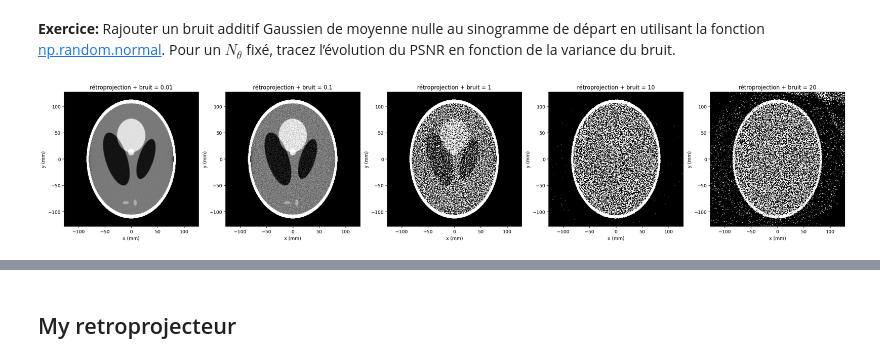
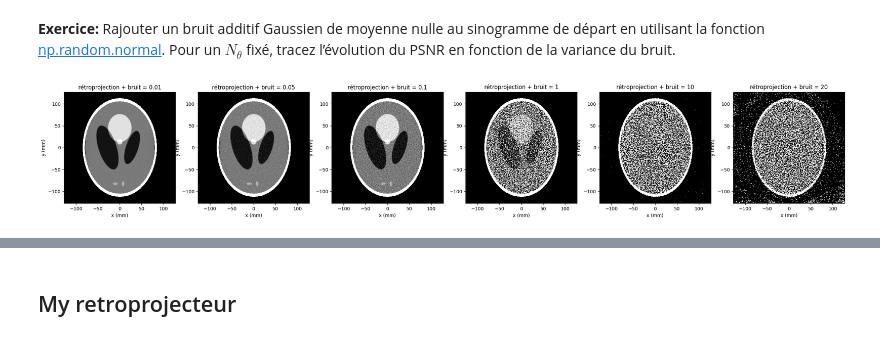
Before and after one commit to lucanchling/Imagerie_Medicale, a Jupyter notebook: Tomographie/tp_tomo.ipynb, the cells around one changed output, grey strips where cells are left out. Drawn from its saved outputs; the diff is of its cells as text; code cells hidden in the pictures.

Commit message:
plus que les bilans à faire, les courbes PSNR sont tracées

```diff
--- a/Tomographie/tp_tomo.ipynb
+++ b/Tomographie/tp_tomo.ipynb
@@ -288,0 +284,40 @@ print(PSNR)
+# %%
+def PSNR(val,ref):
+    valNorm = (val-np.amin(val)) / (np.amax(val)-np.amin(val))
+    refNorm = (val-np.amin(ref)) / (np.amax(val)-np.amin(ref))
+    MAX_I = np.amax(valNorm)
+    MSE = np.mean(np.square(valNorm - refNorm))
+    PSNR = 10 * np.log10(MAX_I**2/MSE)
+    return PSNR
+# %%
+NthetaList = [i*10 for i in range(4,9)]
+NthetaList = [i for i in range(16,512+1)]
+# print(NthetaList)
+execTimeList = list()
+scoreList = list()
+
+for iNtheta in NthetaList:
+    # definition et calcul du sinogram
+    begin = time.time()
+    iThetadeg = np.linspace(0,180,iNtheta)
+    [iSinogram, iS] = RadonTransformSheppLogan(iThetadeg)
+    zeropad = 2
+    TF_sinogram = np.fft.rfft(iSinogram, axis=1, n=iSinogram.shape[1]*zeropad)
+    rampbl, rampbl_fft = RampFilterBL(iS, zeropad)
+    TF_sinogram_filtre = TF_sinogram * rampbl_fft
+    InvTF_sinogram_filtre = np.fft.irfft(TF_sinogram_filtre, axis=1)[:,:iSinogram.shape[1]]
+
+    [X,Y] = np.meshgrid(x,y, indexing='xy')
+    delta = np.deg2rad(180/(iNtheta-1))
+    f = np.zeros(np.shape(reference))
+    iThetarad = np.deg2rad(iThetadeg)
+
+    for i in range(iNtheta):
+        rho = (X*np.cos(iThetarad[i]) + Y*np.sin(iThetarad[i]))
+        f += delta*np.interp(rho, iS, InvTF_sinogram_filtre[i])
+    end = time.time()
+
+    execTime = end - begin
+    score = PSNR(f,reference)
+    scoreList.append(score)
+    execTimeList.append(execTime)
@@ -290,30 +340,31 @@ print(PSNR)
 **Exercice:** Rajouter un bruit additif Gaussien de moyenne nulle au sinogramme de départ en utilisant la fonction [np.random.normal](https://numpy.org/doc/stable/reference/random/generated/numpy.random.normal.html). Pour un $N_\theta$ fixé, tracez l’évolution du PSNR en fonction de la variance du bruit.
 # %%
 # plt.imshow(np.abs(TF))
-bruit = [0.01, 0.1, 1, 10, 20]
+bruit = [0.01, 0.05, 0.1, 1, 10, 20]
 fig = plt.figure(figsize=(30, 30))
+# Noise = []
 def filtre(b,length,idx):
     fig.add_subplot(1,length,idx+1)
     sinogram_bruite = sinogram + np.random.normal(0,b,sinogram.shape)
     TF = np.fft.rfft(sinogram_bruite, axis=1, n = sinogram_bruite.shape[0]*2)
     rampbl, rampbl_fft = RampFilterBL(s)
     TF_sinogram_filtre = TF*rampbl_fft
     sinogram_filtre = np.fft.irfft(TF_sinogram_filtre, axis=1)[:,:sinogram.shape[1]]
 
     [X,Y] = np.meshgrid(x,y, indexing='xy')
     delta = np.deg2rad(180/(Ntheta-1))
     f_inv = np.zeros(np.shape(reference))
     theta_rad = np.deg2rad(thetadeg)
 
     for i in range(Ntheta):
         rho = (X*np.cos(theta_rad[i]) + Y*np.sin(theta_rad[i]))
         f_inv += delta*np.interp(rho, s, sinogram_filtre[i])
-
+    # Noise.append(PSNR(f_inv,reference))
     plt.imshow(f_inv,clim=[1,1.05],cmap= 'gray',extent=(x[0],x[-1],y[0],y[-1]),origin='lower')
     plt.xlabel('x (mm)')
     plt.ylabel('y (mm)')
     plt.title('rétroprojection + bruit = '+str(b))
 for b in range(len(bruit)):
     filtre(bruit[b],len(bruit),b)
 # %% [output]
-[figure, old version]
+[figure, new version]
```
Also changed, not shown: parts of 6 cells of this notebook, 1 other file.
